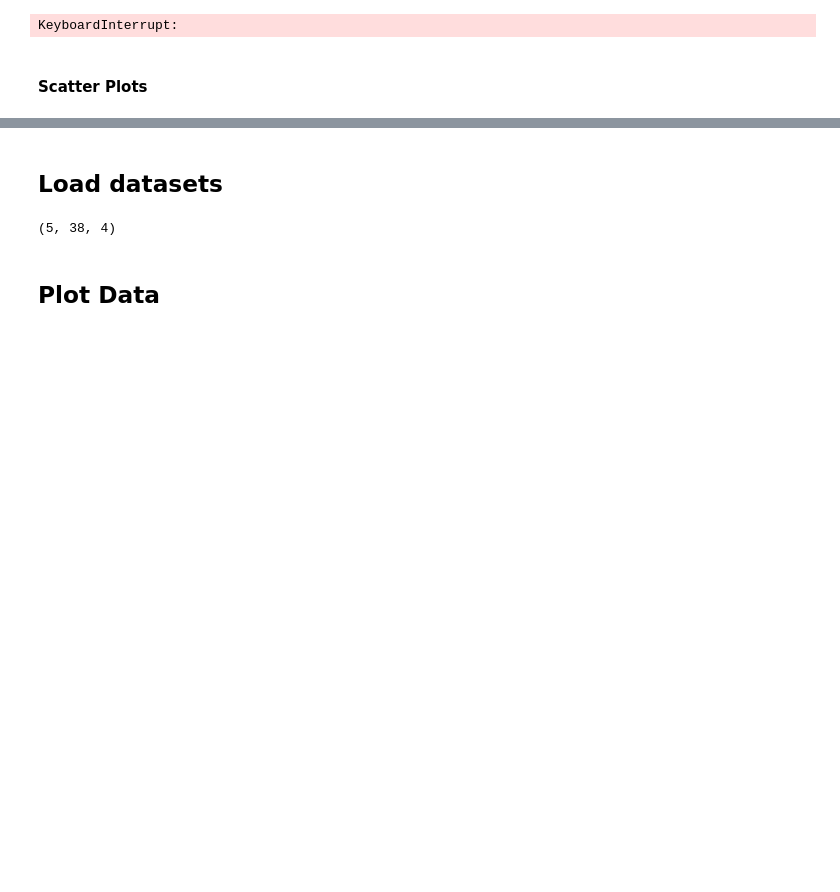
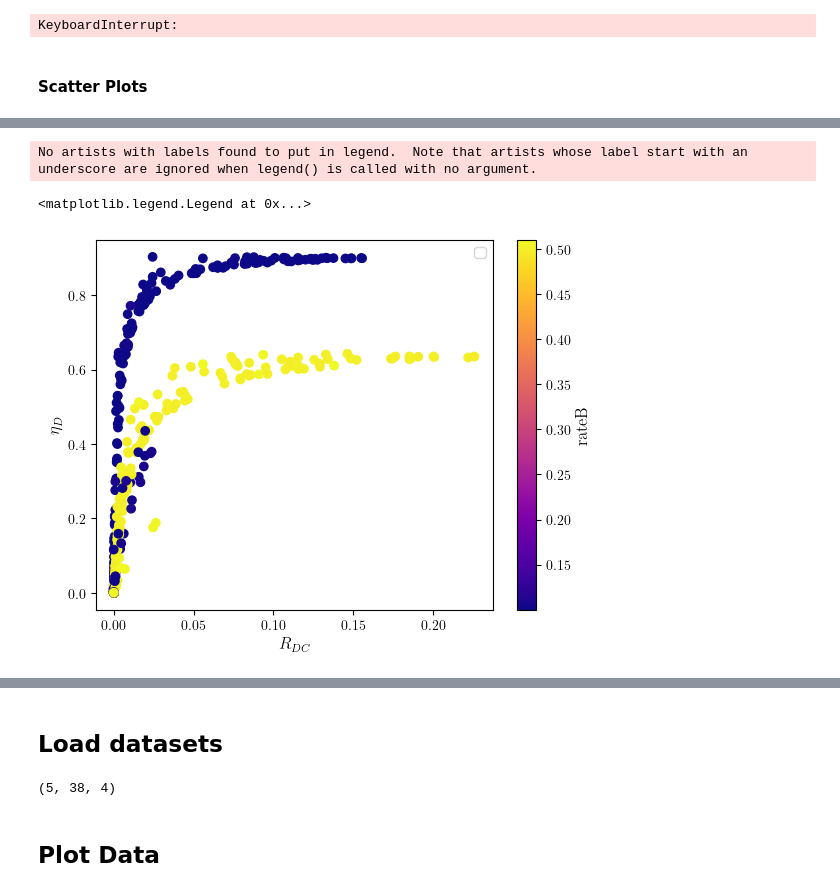
Before and after one commit to Emanuel-Schwarzhans/Quantum-detectors-as-autonomous-machines-assessing-the-thermodynamics-of-information-acquisit-co, a Jupyter notebook: thermal_single_photon_activation_amplification.ipynb, the cells around one changed output, grey strips where cells are left out. Cells and saved outputs as stored; diff of their text form; code cells hidden in the pictures; blank space fills up the shorter version.

```diff
--- a/thermal_single_photon_activation_amplification.ipynb
+++ b/thermal_single_photon_activation_amplification.ipynb
@@ -287,0 +338,36 @@ KeyboardInterrupt:
+# %%
+# condition = (dset[:, out_index("TC")] < 0.15) & (dset[:, out_index("TC")] >= 0.12)
+dset=qload("FOM_LHC_sampling_cummulative")
+dset=np.array(dset)
+# condition =  ((dset[:, out_index("rateB")] < 0.901) & (0.9<dset[:, out_index("rateB")]) )
+
+# condition &=((dset[:,out_index("TV")]<-0.2) & (dset[:,out_index("TV")]>-0.23)) | ((dset[:,out_index("TV")]<-0.8) & (dset[:,out_index("TV")]>-0.83))
+# (dset[:, out_index("TV")] > -0.6)&(dset[:, out_index("TV")] <  -0.55)&
+# condition =  (dset[:, out_index("rateB")] <  0.2)
+condition =  (dset[:, out_index("rateB")] <  0.11)& (dset[:, out_index("rateB")] >  0.1)
+condition |=  (dset[:, out_index("rateB")] <  0.51)& (dset[:, out_index("rateB")] >  0.5)
+# condition &= dset[:, out_index("d_l")] == 3
+FOM_LHC_sampling=dset
+FOM_LHC_sampling=dset[condition]
+
+
+
+fig, ax = plt.subplots()
+ax.set_xlabel("$R_{DC}$")
+ax.set_ylabel("$\eta_D$")
+
+colourbar="rateB"
+
+# ax.set_yscale('log')
+# ax.set_xscale('log')
+plt.title("")
+scatter=plt.scatter(np.array(FOM_LHC_sampling)[:,out_index("dark count rate")],
+                    np.array(FOM_LHC_sampling)[:,out_index("efficiency")],
+                c=np.array(FOM_LHC_sampling)[:,out_index(colourbar)],cmap='plasma')
+
+plt.colorbar(scatter, label=colourbar)
+plt.legend()
+# %% [output]
+No artists with labels found to put in legend.  Note that artists whose label start with an underscore are ignored when legend() is called with no argument.
+<matplotlib.legend.Legend at 0x...>
+[figure, added]
```
Also changed, not shown: parts of 7 cells of this notebook, 3 other files.
